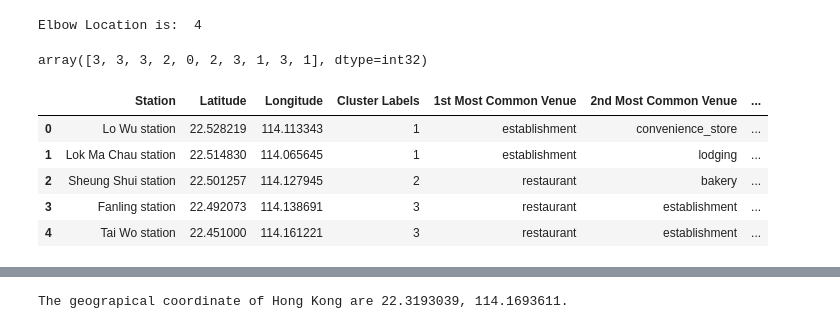
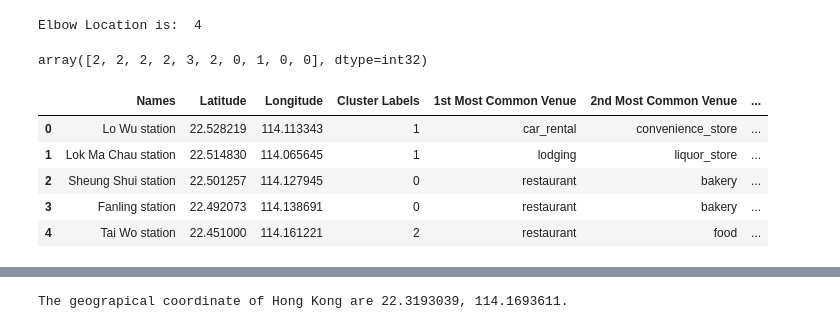
Before and after one commit to dasprasky/Coursera_Capstone, a Jupyter notebook: Hong Kong Clustering and Visualisation.ipynb, the cells around one changed output, grey strips where cells are left out. Saved outputs shown, nothing was run; the diff lists cells and outputs as text; code cells hidden in the pictures.

Commit message:
Clustered HK V2

```diff
--- a/Hong Kong Clustering and Visualisation.ipynb
+++ b/Hong Kong Clustering and Visualisation.ipynb
@@ -212,4 +349,4 @@ hk_onehot.head()
 # %%
-hk_grouped = hk_onehot.groupby('Station').mean().reset_index()
+hk_grouped = hk_onehot.groupby('Names').mean().reset_index()
 hk_grouped.head()
 # %% [output]
@@ -232,7 +369,7 @@ num_top_venues = 10
 indicators = ['st', 'nd', 'rd']
 
 # create columns according to number of top venues
-columns = ['Station']
+columns = ['Names']
 for ind in np.arange(num_top_venues):
     try:
         columns.append('{}{} Most Common Venue'.format(ind+1, indicators[ind]))
@@ -241,7 +378,7 @@ for ind in np.arange(num_top_venues):
 
 # create a new dataframe
 station_venues_sorted = pd.DataFrame(columns=columns)
-station_venues_sorted['Station'] = hk_grouped['Station']
+station_venues_sorted['Names'] = hk_grouped['Names']
 
 for ind in np.arange(hk_grouped.shape[0]):
     station_venues_sorted.iloc[ind, 1:] = return_most_common_venues(hk_grouped.iloc[ind, :], num_top_venues)
@@ -259,7 +396,7 @@ import matplotlib.pyplot as plt
 # %%
 
 # dropping the neighbouhood coloumn to prepare for kmeans
-hk_grouped_clustering = hk_grouped.drop('Station', 1)
+hk_grouped_clustering = hk_grouped.drop('Names', 1)
 
 inertia=[]
 
@@ -271,7 +408,7 @@ for k in range (1,15):
 # plot : K vs Inertia
 plt.plot(range(1,15),inertia,'g')
 plt.ylabel('Inertia ')
-plt.xlabel('Number of Nabors (K)')
+plt.xlabel('Number of Neighbours (K)')
 plt.show
 # %% [output]
 <function matplotlib.pyplot.show(*args, **kw)>
@@ -298,7 +435,7 @@ print("Elbow Location is: ", kn.knee)
 Elbow Location is:  4
 # %%
 # set number of clusters
-kclusters = kn.keed
+kclusters = kn.knee
 
 # run k-means clustering
 kmeans = KMeans(n_clusters=kclusters, random_state=0).fit(hk_grouped_clustering)
@@ -306,20 +443,19 @@ kmeans = KMeans(n_clusters=kclusters, random_state=0).fit(hk_grouped_clustering)
 # check cluster labels generated for each row in the dataframe
 kmeans.labels_[0:10]
 # %% [output]
-array([3, 3, 3, 2, 0, 2, 3, 1, 3, 1], dtype=int32)
+array([2, 2, 2, 2, 3, 2, 0, 1, 0, 0], dtype=int32)
 # %%
 # add clustering labels
 station_venues_sorted.insert(0, 'Cluster Labels', kmeans.labels_)
 
 hk_merged = results
-hk_merged.rename(columns= {'Station Names': 'Station'}, inplace = True)
 # merge toronto_grouped with toronto_data to add latitude/longitude for each neighborhood
-hk_merged = hk_merged.join(station_venues_sorted.set_index('Station'), on='Station', how='right')
+hk_merged = hk_merged.join(station_venues_sorted.set_index('Names'), on='Names', how='right')
 hk_merged.head() # check the last columns!
 # %% [output]
-|  | Station | Latitude | Longitude | Cluster Labels | 1st Most Common Venue | 2nd Most Common Venue | ... |
-| 0 | Lo Wu station | 22.528219 | 114.113343 | 1 | establishment | convenience_store | ... |
-| 1 | Lok Ma Chau station | 22.514830 | 114.065645 | 1 | establishment | lodging | ... |
-| 2 | Sheung Shui station | 22.501257 | 114.127945 | 2 | restaurant | bakery | ... |
-| 3 | Fanling station | 22.492073 | 114.138691 | 3 | restaurant | establishment | ... |
-| 4 | Tai Wo station | 22.451000 | 114.161221 | 3 | restaurant | establishment | ... |
+|  | Names | Latitude | Longitude | Cluster Labels | 1st Most Common Venue | 2nd Most Common Venue | ... |
+| 0 | Lo Wu station | 22.528219 | 114.113343 | 1 | car_rental | convenience_store | ... |
+| 1 | Lok Ma Chau station | 22.514830 | 114.065645 | 1 | lodging | liquor_store | ... |
+| 2 | Sheung Shui station | 22.501257 | 114.127945 | 0 | restaurant | bakery | ... |
+| 3 | Fanling station | 22.492073 | 114.138691 | 0 | restaurant | bakery | ... |
+| 4 | Tai Wo station | 22.451000 | 114.161221 | 2 | restaurant | food | ... |
```
Also changed, not shown: parts of 32 cells of this notebook.
